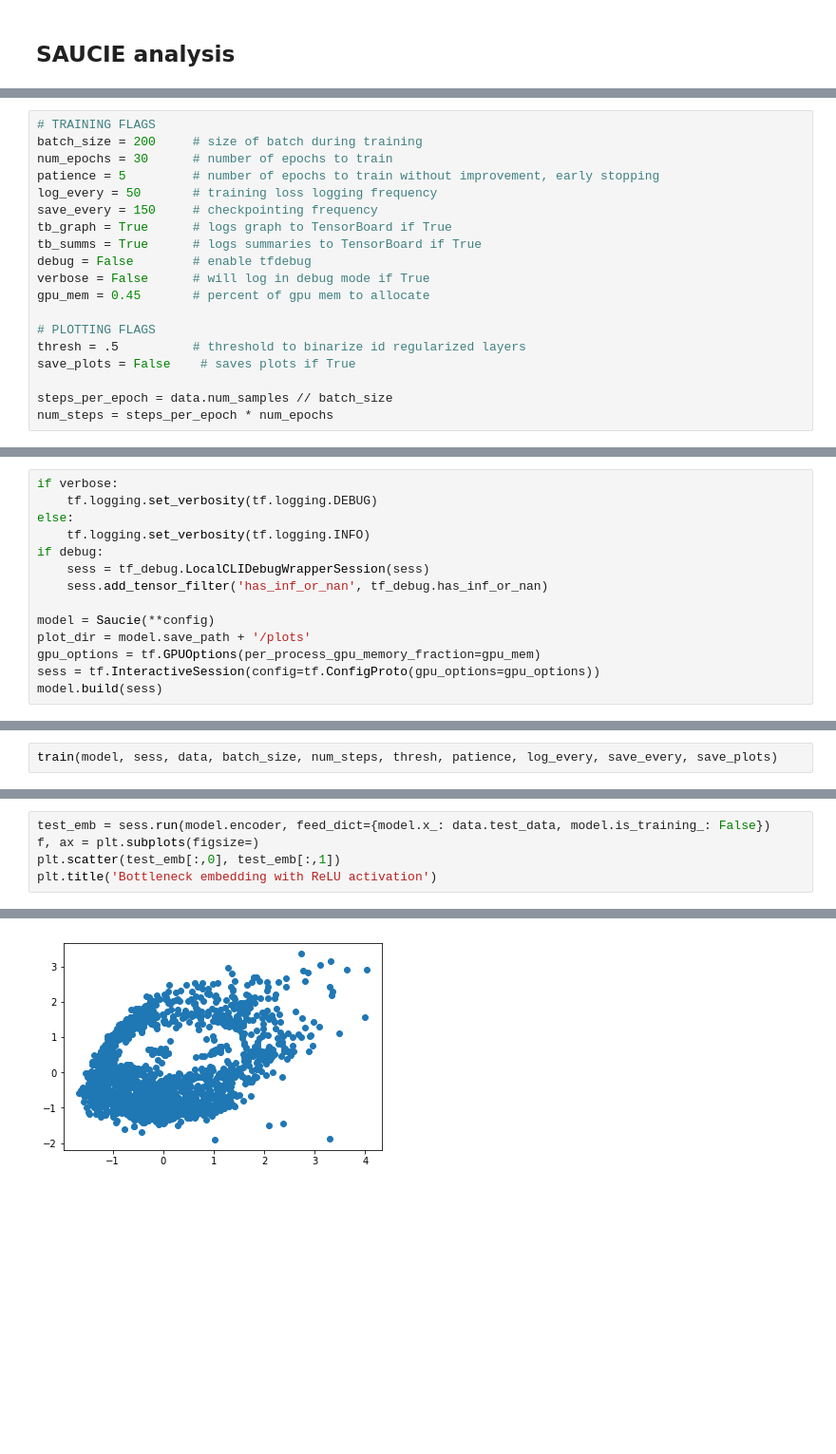
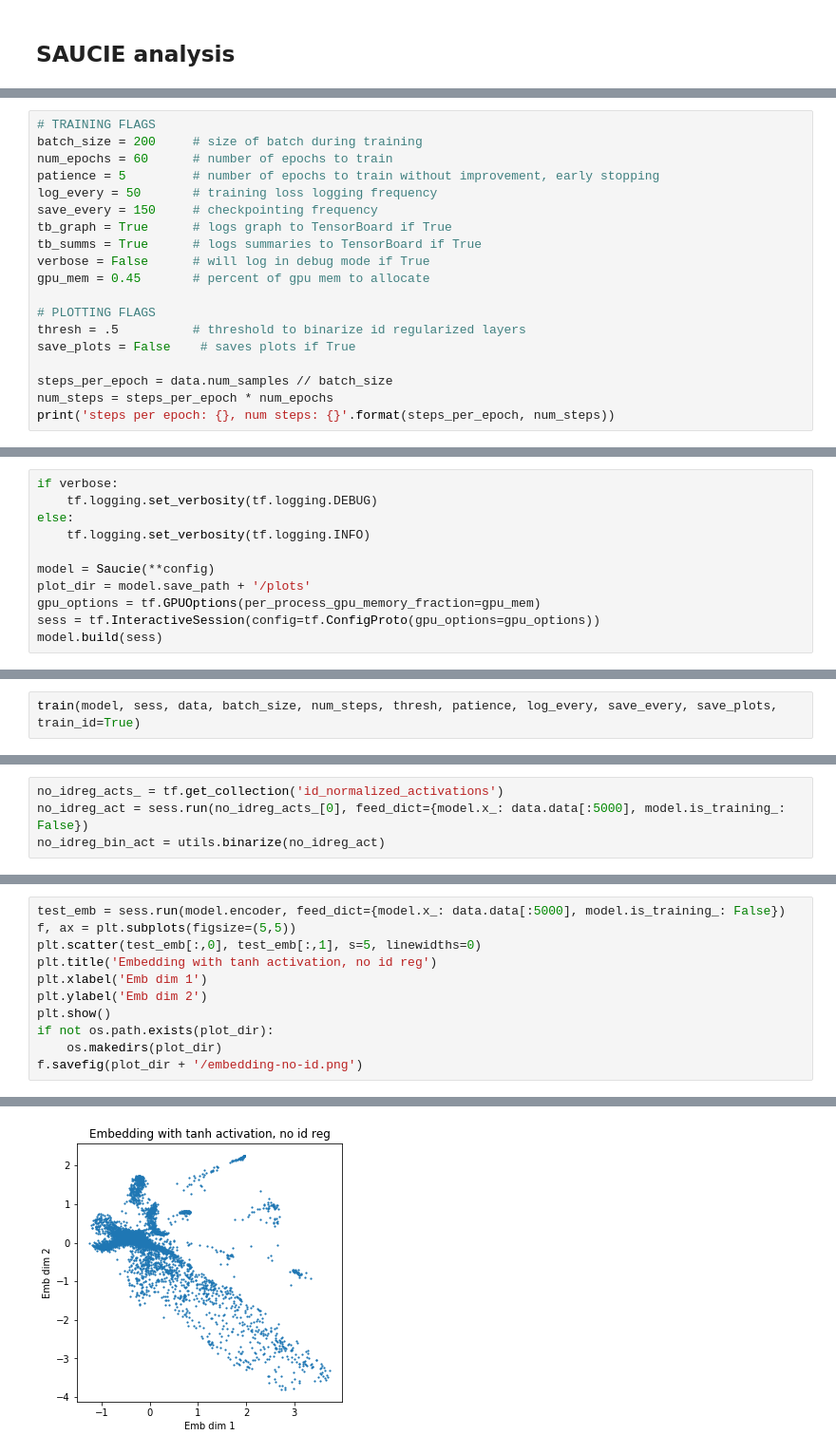
Before and after one commit to KrishnaswamyLab/SAUCIE, a Jupyter notebook: 10x Mouse Demo.ipynb, the cells around one changed output, grey strips where cells are left out. Shown at 95% size. Drawn from its saved outputs; the diff is of its cells as text; blank space fills up the shorter version.

Commit message:
added to notebooks, making figures for the workshop paper

```diff
--- a/10x Mouse Demo.ipynb
+++ b/10x Mouse Demo.ipynb
@@ -144,13 +167,12 @@ data = DataSet(**data_dict)
 # %%
 # TRAINING FLAGS
 batch_size = 200     # size of batch during training
-num_epochs = 30      # number of epochs to train
+num_epochs = 60      # number of epochs to train
 patience = 5         # number of epochs to train without improvement, early stopping
 log_every = 50       # training loss logging frequency
 save_every = 150     # checkpointing frequency
 tb_graph = True      # logs graph to TensorBoard if True
 tb_summs = True      # logs summaries to TensorBoard if True
-debug = False        # enable tfdebug
 verbose = False      # will log in debug mode if True
 gpu_mem = 0.45       # percent of gpu mem to allocate
 
@@ -160,3 +182,4 @@ save_plots = False    # saves plots if True
 
 steps_per_epoch = data.num_samples // batch_size
 num_steps = steps_per_epoch * num_epochs
+print('steps per epoch: {}, num steps: {}'.format(steps_per_epoch, num_steps))
@@ -168,9 +195,6 @@ if verbose:
     tf.logging.set_verbosity(tf.logging.DEBUG)
 else:
     tf.logging.set_verbosity(tf.logging.INFO)
-if debug:
-    sess = tf_debug.LocalCLIDebugWrapperSession(sess)
-    sess.add_tensor_filter('has_inf_or_nan', tf_debug.has_inf_or_nan)
 
 model = Saucie(**config)
 plot_dir = model.save_path + '/plots'
@@ -180,3 +206,3 @@ model.build(sess)
 # %%
-train(model, sess, data, batch_size, num_steps, thresh, patience, log_every, save_every, save_plots)
+train(model, sess, data, batch_size, num_steps, thresh, patience, log_every, save_every, save_plots, train_id=True)
 # %% [output]
@@ -200,0 +229,4 @@ OrderedDict([('loss', 0.53323829)])
+# %%
+no_idreg_acts_ = tf.get_collection('id_normalized_activations')
+no_idreg_act = sess.run(no_idreg_acts_[0], feed_dict={model.x_: data.data[:5000], model.is_training_: False})
+no_idreg_bin_act = utils.binarize(no_idreg_act)
@@ -201,6 +247,12 @@ OrderedDict([('loss', 0.53323829)])
 # %%
-test_emb = sess.run(model.encoder, feed_dict={model.x_: data.test_data, model.is_training_: False})
-f, ax = plt.subplots(figsize=)
-plt.scatter(test_emb[:,0], test_emb[:,1])
-plt.title('Bottleneck embedding with ReLU activation')
+test_emb = sess.run(model.encoder, feed_dict={model.x_: data.data[:5000], model.is_training_: False})
+f, ax = plt.subplots(figsize=(5,5))
+plt.scatter(test_emb[:,0], test_emb[:,1], s=5, linewidths=0)
+plt.title('Embedding with tanh activation, no id reg')
+plt.xlabel('Emb dim 1')
+plt.ylabel('Emb dim 2')
+plt.show()
+if not os.path.exists(plot_dir):
+    os.makedirs(plot_dir)
+f.savefig(plot_dir + '/embedding-no-id.png')
 # %% [output]
@@ -208 +259 @@ plt.title('Bottleneck embedding with ReLU activation')
-[figure, old version]
+[figure, new version]
```
Also changed, not shown: parts of 30 cells of this notebook, 6 other files.
